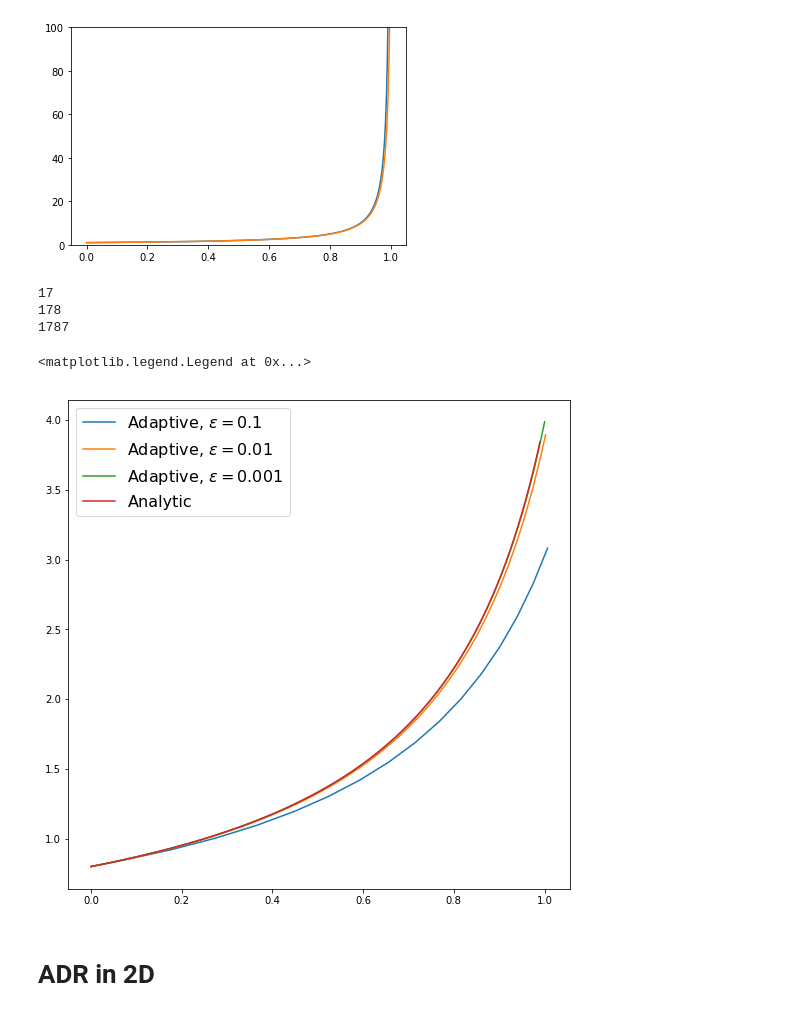
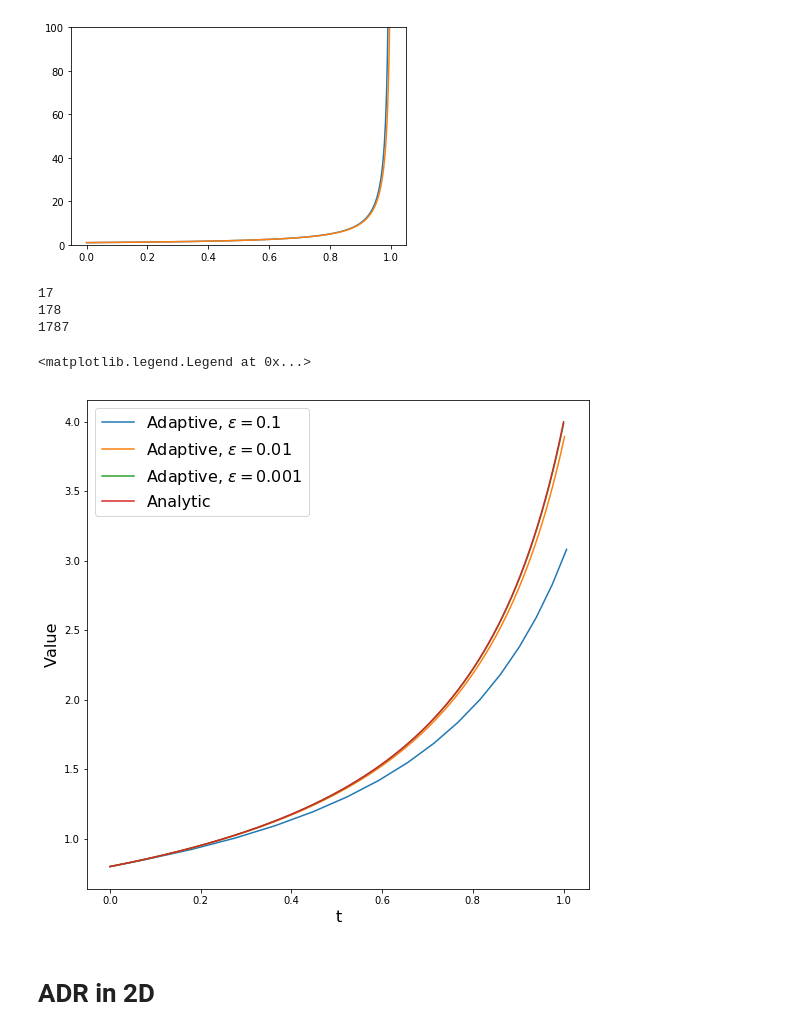
Before and after one commit to ianhi/AC274, a Jupyter notebook: HW/HW_2/HW 2.ipynb, the cells around one changed output. Saved outputs shown, nothing was run; the diff lists cells and outputs as text; code cells hidden in the pictures.

```diff
--- a/HW/HW_2/HW 2.ipynb
+++ b/HW/HW_2/HW 2.ipynb
@@ -498,33 +498,35 @@ def calc_ode_adap(t, epsilon, x0,q):
 # %%
 plt.figure(figsize=(9,9))
 x0 = .8
 eps = .1
 t,x = calc_ode_adap(1,eps,x0,q=.9)
 print(len(t))
 plt.plot(t,x,label = r"Adaptive, $\epsilon = {:}$".format(eps))
 
 eps = .01
 t,x = calc_ode_adap(1,eps,x0,q=.9)
 print(len(t))
 plt.plot(t,x,label = r"Adaptive, $\epsilon = {:}$".format(eps))
 
 eps = .001
 t,x = calc_ode_adap(1,eps,x0,q=.9)
 print(len(t))
 plt.plot(t,x,label = r"Adaptive, $\epsilon = {:}$".format(eps))
 
 
-t = np.linspace(0,.99,N_steps)
+t = np.linspace(0,1,N_steps)
 plt.plot(t,x_t(t,x0),label = "Analytic")
 # plt.ylim([0,100])
 # plt.xlim([.6,1])
+plt.ylabel("Value",fontsize = 16)
+plt.xlabel("t",fontsize = 16)
 plt.legend(fontsize = 16)
 # %% [output]
 17
 178
 1787
 <matplotlib.legend.Legend at 0x...>
-[figure, old version]
+[figure, new version]
 # %% [markdown]
 # ADR in 2D
 # %%
```
Also changed, not shown: 1 other file.
